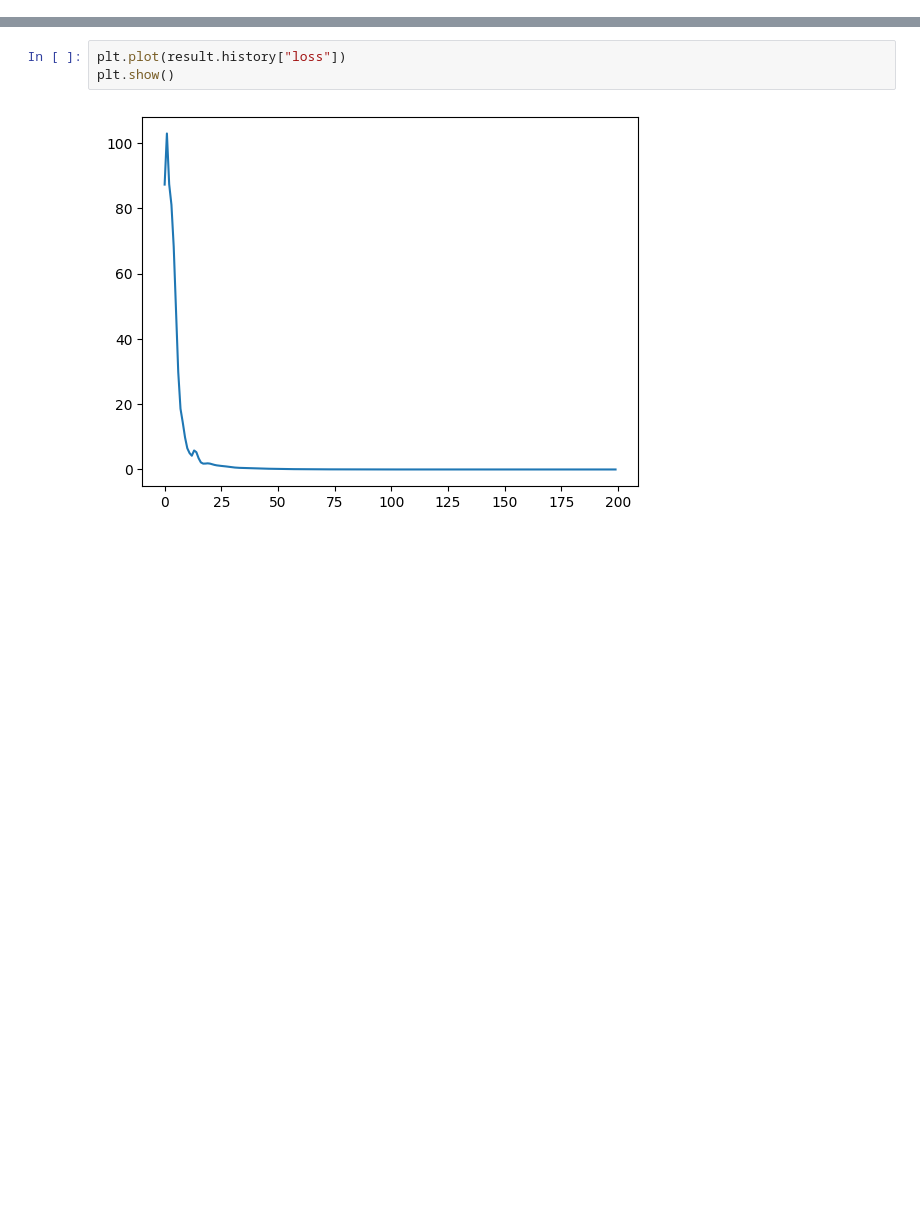
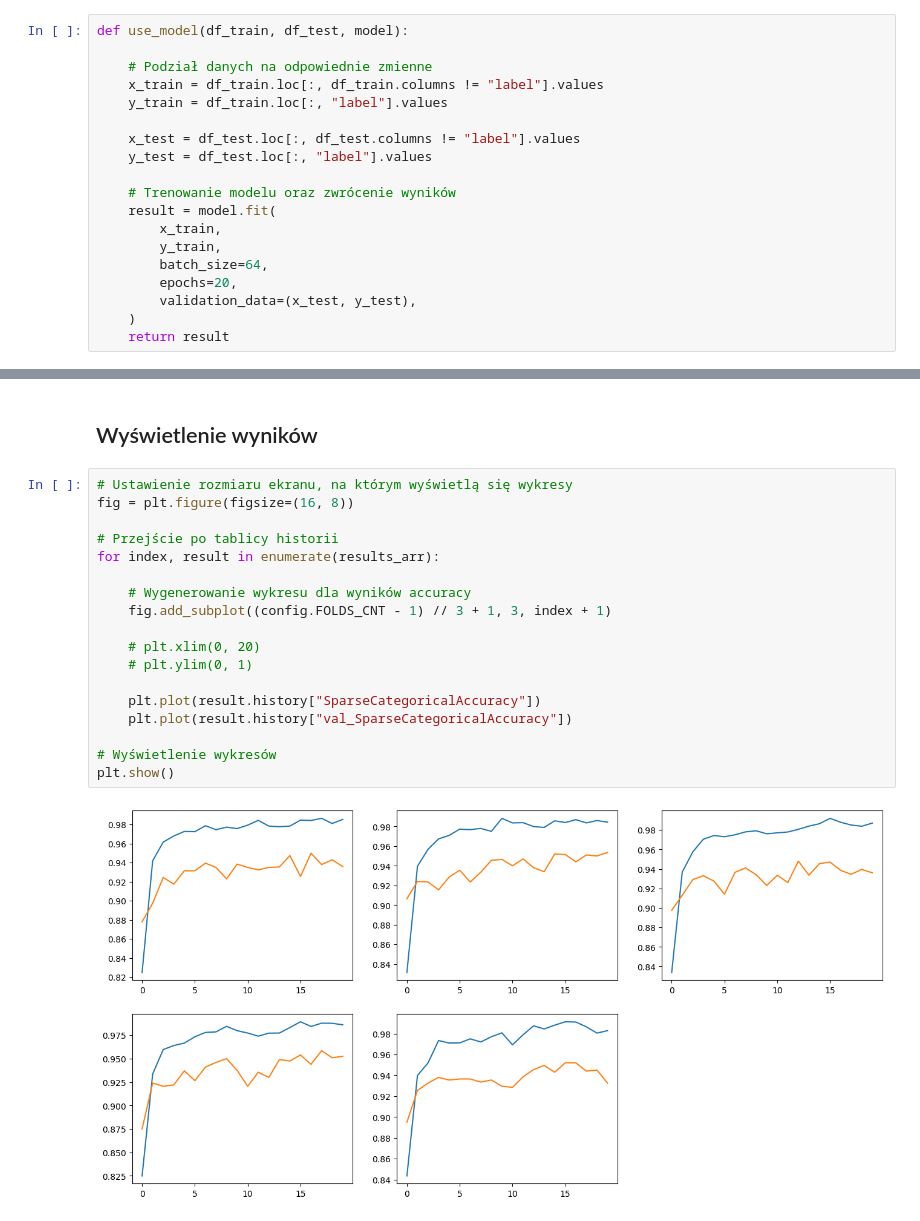
Before and after one commit to wikolego/wikolego-repository, a Jupyter notebook: ai-path/ml-next-step/presentation/tensorflow_nn.ipynb, the cells around one changed output, grey strips where cells are left out. Drawn from its saved outputs; the diff is of its cells as text; blank space fills up the shorter version.

```diff
--- a/ai-path/ml-next-step/presentation/tensorflow_nn.ipynb
+++ b/ai-path/ml-next-step/presentation/tensorflow_nn.ipynb
@@ -26 +46,20 @@ df_test = df_test.drop(columns=["kfold"])
+# %%
+def use_model(df_train, df_test, model):
+
+    # Podział danych na odpowiednie zmienne
+    x_train = df_train.loc[:, df_train.columns != "label"].values
+    y_train = df_train.loc[:, "label"].values
+
+    x_test = df_test.loc[:, df_test.columns != "label"].values
+    y_test = df_test.loc[:, "label"].values
+
+    # Trenowanie modelu oraz zwrócenie wyników
+    result = model.fit(
+        x_train,
+        y_train,
+        batch_size=64,
+        epochs=20,
+        validation_data=(x_test, y_test),
+    )
+    return result
 # %%
@@ -78,5 +113,22 @@ Epoch 200/200
-# %%
-plt.plot(result.history["loss"])
-plt.show()
-# %% [output]
-[figure, removed]
+# %% [markdown]
+## Wyświetlenie wyników
+# %%
+# Ustawienie rozmiaru ekranu, na którym wyświetlą się wykresy
+fig = plt.figure(figsize=(16, 8))
+
+# Przejście po tablicy historii
+for index, result in enumerate(results_arr):
+
+    # Wygenerowanie wykresu dla wyników accuracy
+    fig.add_subplot((config.FOLDS_CNT - 1) // 3 + 1, 3, index + 1)
+
+    # plt.xlim(0, 20)
+    # plt.ylim(0, 1)
+
+    plt.plot(result.history["SparseCategoricalAccuracy"])
+    plt.plot(result.history["val_SparseCategoricalAccuracy"])
+
+# Wyświetlenie wykresów
+plt.show()
+# %% [output]
+[figure, added]
```
Also changed, not shown: parts of 10 cells of this notebook, 4 other files.
